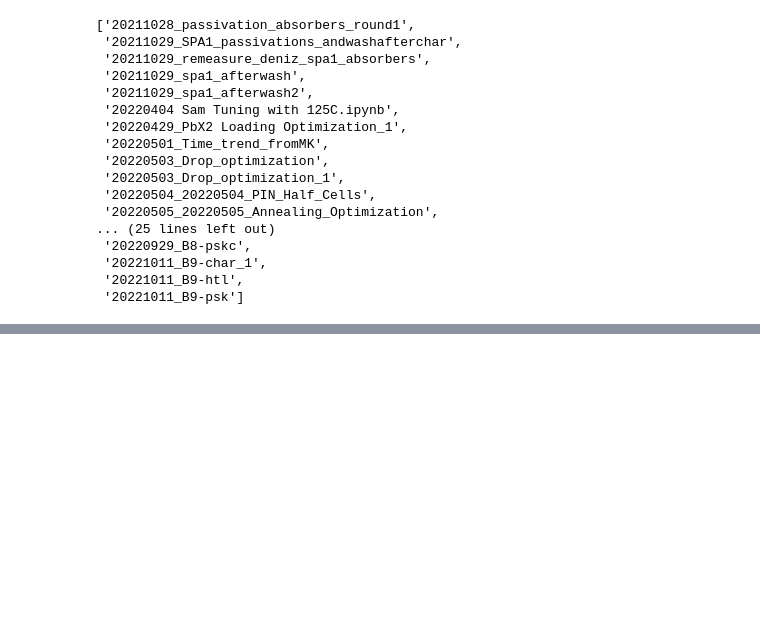
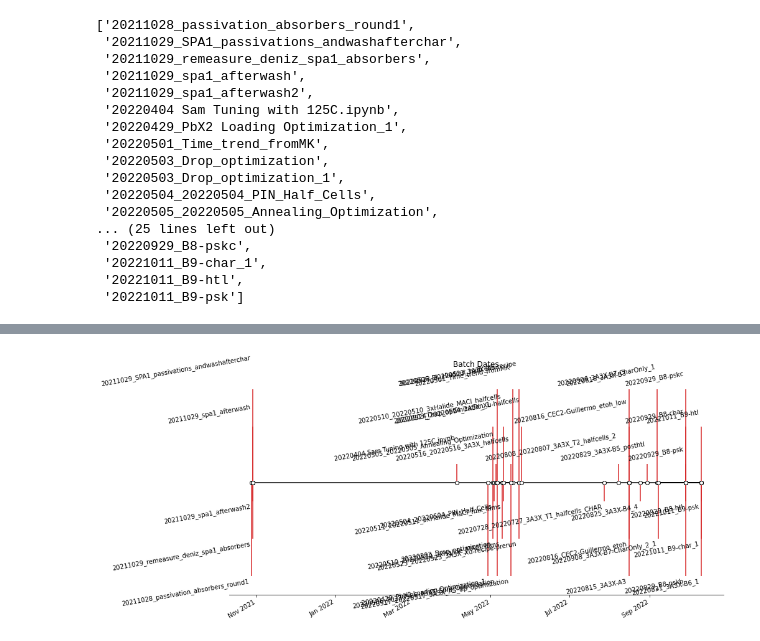
Before and after one commit to fenning-research-group/PASCAL_TrainView, a Jupyter notebook: directory_analysis.ipynb, the cells around one changed output, grey strips where cells are left out. Saved outputs shown, nothing was run; the diff lists cells and outputs as text; code cells hidden in the pictures; blank space fills up the shorter version.

Commit message:
plot timeline

```diff
--- a/directory_analysis.ipynb
+++ b/directory_analysis.ipynb
@@ -39,7 +42,10 @@ batch_dirs
 dates = []
 for b in batch_dirs:
     fullpath = os.path.join(base_dir, b)
-    dates.append(time.ctime(os.path.getctime(fullpath)))
+    # in the format year-month-day
+    dates.append(
+        datetime.fromtimestamp(os.path.getctime(fullpath)).date()
+    )
 
 list(zip(batch_dirs, dates))
 # %% [output]
@@ -62,0 +69,38 @@ list(zip(batch_dirs, dates))
+# %%
+import matplotlib.dates as mdates
+# plot the dates of batches
+
+
+# Choose some nice levels
+levels = np.tile([-5, 5, -3, 3, -1, 1],
+	int(np.ceil(len(dates)/6)))[:len(dates)]
+
+# Create figure and plot a stem plot with the date
+fig, ax = plt.subplots(figsize=(14, 6), constrained_layout=True)
+ax.set(title="Batch Dates")
+
+ax.vlines(dates, 0, levels, color="tab:red")  # The vertical stems.
+ax.plot(dates, np.zeros_like(dates), "-o",
+	color="k", markerfacecolor="w")  # Baseline and markers on it.
+
+# annotate lines
+for i, (d, l, b) in enumerate(zip(dates, levels, batch_dirs)):
+	ax.annotate(b, xy=(d, l),
+		xytext=(-3, np.sign(l)*3), textcoords="offset points",
+		horizontalalignment="right",
+		verticalalignment="bottom" if l > 0 else "top",
+		rotation=10)
+
+# format xaxis with 4 month intervals
+ax.xaxis.set_major_locator(mdates.MonthLocator(interval=2))
+ax.xaxis.set_major_formatter(mdates.DateFormatter("%b %Y"))
+plt.setp(ax.get_xticklabels(), rotation=30, ha="right")
+
+# remove y axis and spines
+ax.yaxis.set_visible(False)
+ax.spines[["left", "top", "right"]].set_visible(False)
+
+ax.margins(y=0.1)
+plt.show()
+# %% [output]
+[figure, added]
```
Also changed, not shown: parts of 2 cells of this notebook.
